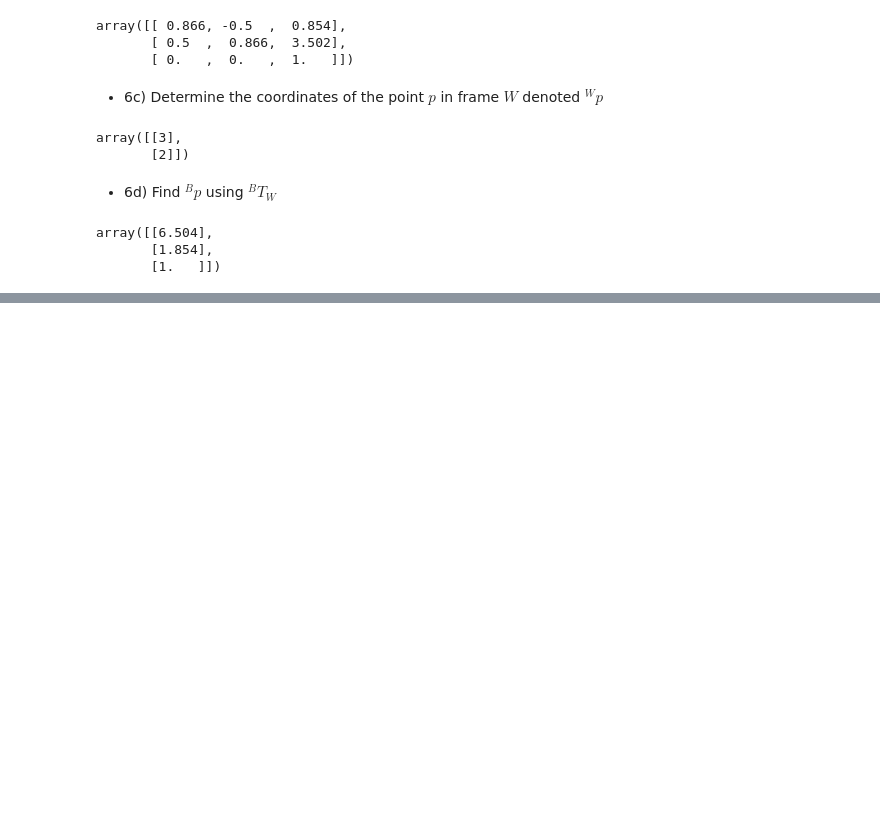
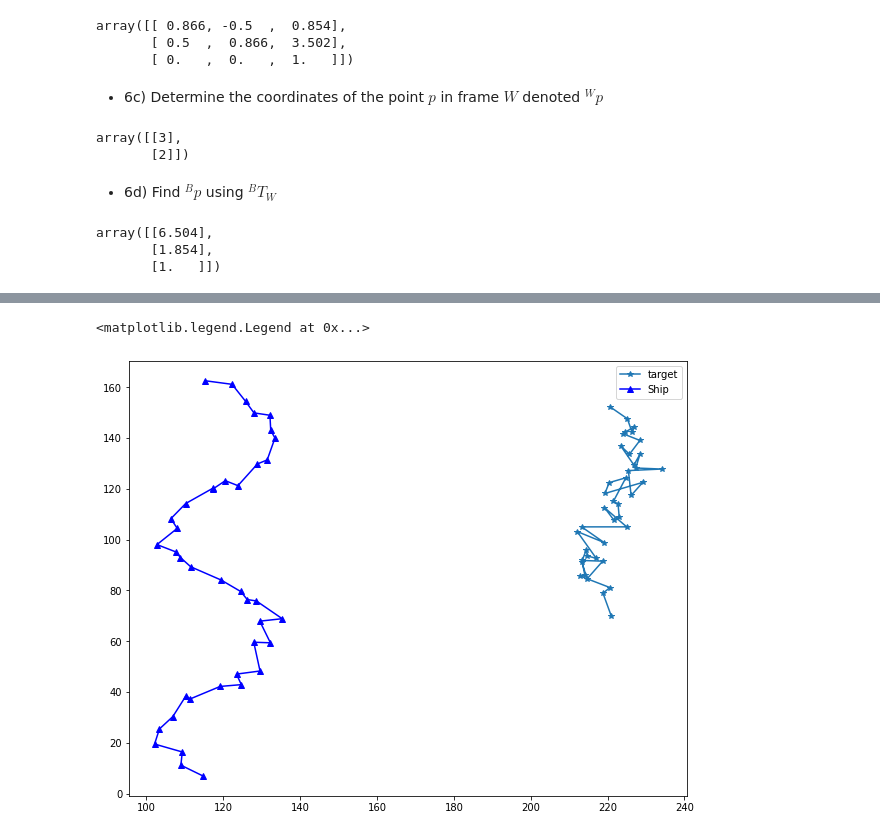
Before and after one commit to Kenn3Th/DATS2300, a Jupyter notebook: 2Dpose/2Dpose.ipynb, the cells around one changed output, grey strips where cells are left out. Saved outputs shown, nothing was run; the diff lists cells and outputs as text; code cells hidden in the pictures; blank space fills up the shorter version.

```diff
--- a/2Dpose/2Dpose.ipynb
+++ b/2Dpose/2Dpose.ipynb
@@ -472,0 +533,15 @@ array([[6.504],
+# %%
+OpT = np.zeros((N,2))
+
+for i in range(N):
+    OpT[i] = rotMat(np.degrees(theta[i])).dot(SpT[i])+OpS[i]
+# %%
+fig = plt.figure()
+
+ax = fig.add_subplot(1,1,1)
+ax.plot(OpT[:,0],OpT[:,1], '*-', label = 'target')
+ax.plot(OpS[:,0],OpS[:,1],'b^-', label = 'Ship')
+ax.legend()
+# %% [output]
+<matplotlib.legend.Legend at 0x...>
+[figure, added]
```
Also changed, not shown: parts of 16 cells of this notebook.
